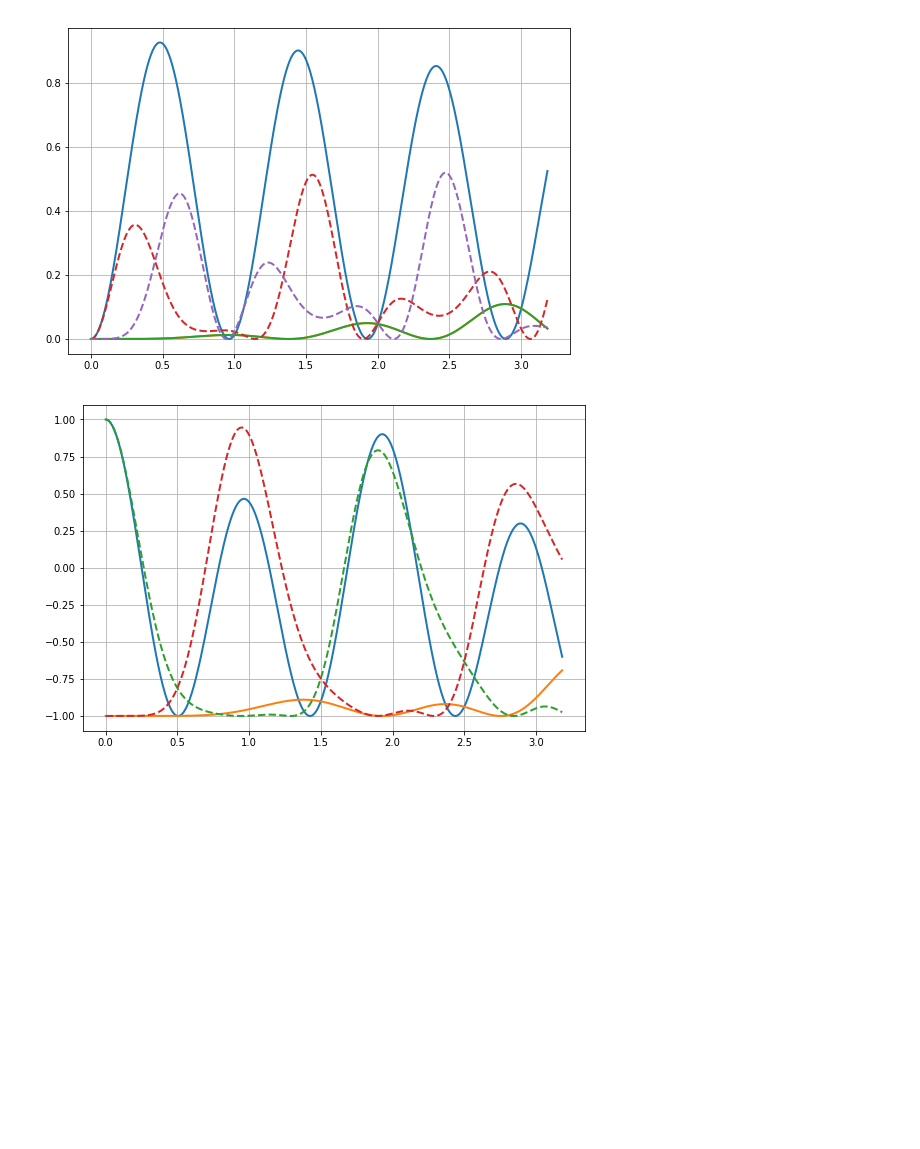
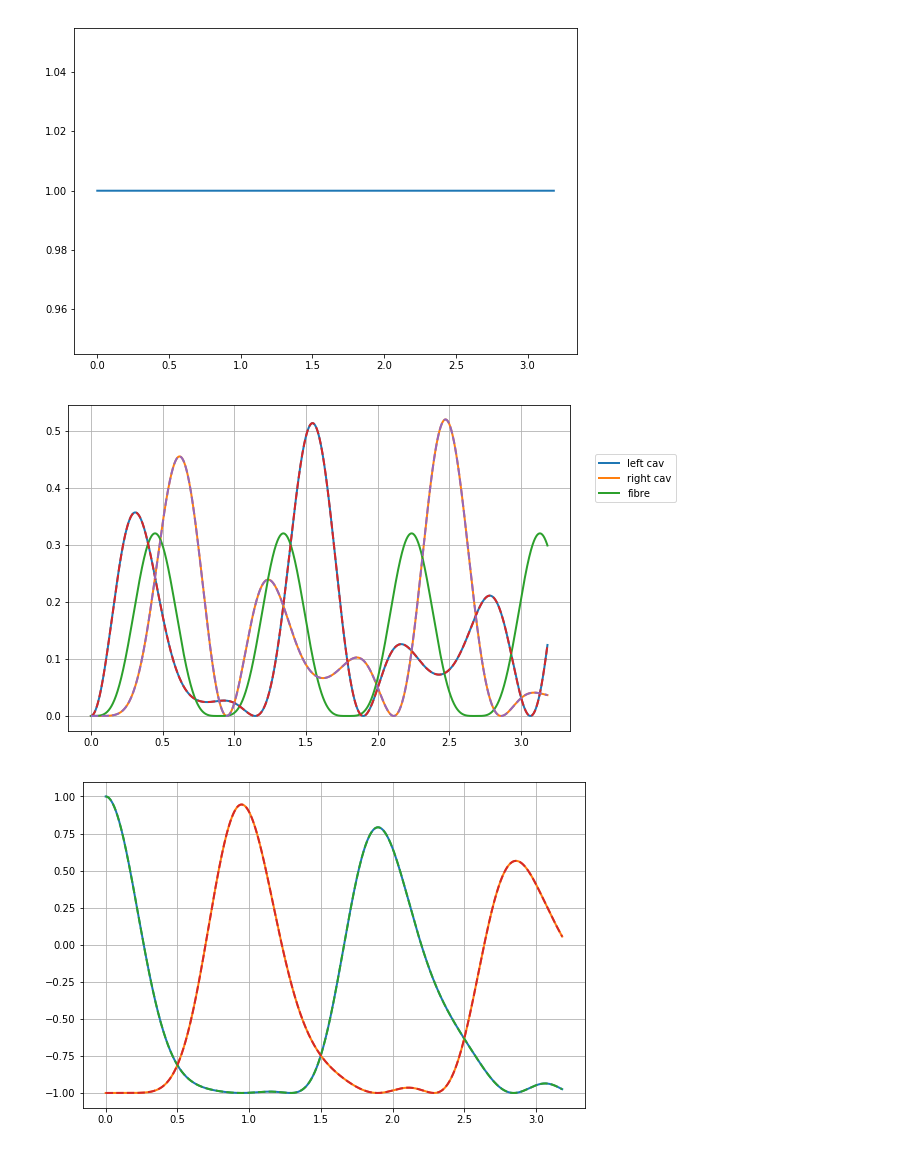
Before and after one commit to nemetniki/Kerr, a Jupyter notebook: CCQED_Qutip.ipynb, the cells around one changed output. Saved outputs shown, nothing was run; the diff lists cells and outputs as text; code cells hidden in the pictures; blank space fills up the shorter version.

```diff
--- a/CCQED_Qutip.ipynb
+++ b/CCQED_Qutip.ipynb
@@ -43,62 +45,97 @@ if use_rwa:
          g1 * (a1.dag()*s1+a1*s1.dag()) + g2 * (a2.dag()*s2+a2*s2.dag()) +
          v1 * (a1.dag()*b+a1*b.dag()) + v2 * (a2.dag()*b+a2*b.dag()) +
          Omc1*(a1+a1.dag()) + Omc2*(a2+a2.dag()) + Ome1*(s1+s1.dag()) + Ome2*(s2+s2.dag()))
+    H2 = (wc * (a1.dag()*a1+a2.dag()*a2+b.dag()*b) + wa * (s1.dag()*s1+s2.dag()*s2) +
+         g1 * (a1.dag()*s1+a1*s1.dag()) + g2 * (a2.dag()*s2+a2*s2.dag()) +
+         Omc1*(a1+a1.dag()) + Omc2*(a2+a2.dag()) + Ome1*(s1+s1.dag()) + Ome2*(s2+s2.dag()))
 else:
     H = wc * a.dag() * a + wa * sm.dag() * sm + g * (a.dag() + a) * (sm + sm.dag())
 # %%
 c_ops = []
+c_ops2 = []
 
 # cavity relaxation
 rate = kappa1 * (1 + n_th_a)
 if rate > 0.0:
     c_ops.append(np.sqrt(rate) * a1)
+    c_ops2.append(np.sqrt(rate) * a1)
 # cavity relaxation
 rate = kappa2 * (1 + n_th_a)
 if rate > 0.0:
     c_ops.append(np.sqrt(rate) * a2)
+    c_ops2.append(np.sqrt(rate) * a2)
 # cavity excitation, if temperature > 0
 rate = kappa2 * n_th_a
 if rate > 0.0:
     c_ops.append(np.sqrt(rate) * a2.dag())
+    c_ops2.append(np.sqrt(rate) * a2.dag())
 
 # cavity excitation, if temperature > 0
 rate = kappa1 * n_th_a
 if rate > 0.0:
     c_ops.append(np.sqrt(rate) * a1.dag())
+    c_ops2.append(np.sqrt(rate) * a1.dag())
 
 # qubit relaxation
 rate = gamma
 if rate > 0.0:
     c_ops.append(np.sqrt(rate) * s1)
+    c_ops2.append(np.sqrt(rate) * s1)
 # qubit relaxation
 rate = gamma
 if rate > 0.0:
     c_ops.append(np.sqrt(rate) * s2)
+    c_ops2.append(np.sqrt(rate) * s2)
+
+rate = kappav
+if rate > 0.0:
+    c_ops2.append(np.sqrt(rate) * a1)
 # %%
-output2 = mcsolve(H, psi0, tlist, c_ops, [a1.dag()*a1,a2.dag()*a2,s1.dag()*s1-s1*s1.dag(),s2.dag()*s2-s2*s2.dag()],
+output2 = mcsolve(H, psi0, tlist, c_ops, [a1.dag()*a1,a2.dag()*a2,s1.dag()*s1,s2.dag()*s2,b.dag()*b
+                                         ,s1.dag()*s1-s1*s1.dag(),s2.dag()*s2-s2*s2.dag()],
                   ntraj=10000, options=Options(store_states=False))#True))
+#output = mcsolve(H2, psi0, tlist, c_ops2, [a1.dag()*a1,a2.dag()*a2,s1.dag()*s1,s2.dag()*s2,b.dag()*b
+#                                         ,s1.dag()*s1-s1*s1.dag(),s2.dag()*s2-s2*s2.dag()],
+#                  ntraj=10000, options=Options(store_states=False))#True))
 # %%
 Data2 = np.zeros((1001,5))
 Data2[:,:] = np.genfromtxt('./CCQED_MC.txt')
+tlistp = tlist/2/np.pi
+plt.figure(0,figsize=(9,6))
+norm = output2.expect[0]+output2.expect[1]+output2.expect[2]+output2.expect[3]+output2.expect[4]
+#norm2 = output.expect[0]+output.expect[1]+output.expect[2]+output.expect[3]+output.expect[4]
+plt.plot(tlistp, norm,lw=2)
+#plt.plot(tlistp, norm2,lw=2,ls=":")
+#print(np.any(output.expect[4]))
 plt.figure(1,figsize=(9,6))
-plt.plot(tlist/2/np.pi, output2.expect[0],lw=2)
-plt.plot(tlist/2/np.pi, output2.expect[1],lw=2)
-plt.plot(tlist/2/np.pi, output2.expect[1],lw=2)
+plt.plot(tlistp, output2.expect[0],lw=2)
+plt.plot(tlistp, output2.expect[1],lw=2)
+plt.plot(tlistp, output2.expect[4],lw=2)
+#plt.plot(tlistp, output.expect[0],lw=2,ls=":")
+#plt.plot(tlistp, output.expect[1],lw=2,ls=":")
+#plt.plot(tlistp, output.expect[4],lw=2,ls=":")
+
 plt.plot(Data2[:,0], Data2[:,3],ls="--",lw=2)
 plt.plot(Data2[:,0], Data2[:,4],ls="--",lw=2)
 plt.grid(True)
+plt.legend(["left cav", "right cav", "fibre"],loc=(1.05,0.7))
 #plt.xlim(0,100)
 plt.figure(2,figsize=(9,6))
-plt.plot(tlist/2/np.pi, output2.expect[2],lw=2)
-plt.plot(tlist/2/np.pi, output2.expect[3],lw=2)
+plt.plot(tlistp, output2.expect[5],lw=2)
+plt.plot(tlistp, output2.expect[6],lw=2)
+#plt.plot(tlistp, output.expect[5],lw=2,ls=":")
+#plt.plot(tlistp, output.expect[6],lw=2,ls=":")
 plt.plot(Data2[:,0], Data2[:,1],ls="--",lw=2)
 plt.plot(Data2[:,0], Data2[:,2],ls="--",lw=2)
 
 plt.grid(True)
 #plt.xlim(0,100)
 plt.grid(True)
-OUT = np.stack((tlist/2/np.pi,output2.expect[2],output2.expect[3],output2.expect[0],output2.expect[1]),axis=1)
-np.savetxt("CCQED_MC2.txt",OUT)
+OUT = np.stack((tlistp,output2.expect[5],output2.expect[6],output2.expect[0],output2.expect[1]),axis=1)
+np.savetxt("CCQED_MC1.txt",OUT)
+#OUT2 = np.stack((tlistp,output.expect[5],output.expect[6],output.expect[0],output.expect[1]),axis=1)
+#np.savetxt("CCQED_MC1_damp.txt",OUT2)
 # %% [output]
-[figure, old version]
+[figure, new version]
-[figure, old version]
+[figure, new version]
+[figure, added]
```
Also changed, not shown: parts of 1 cell of this notebook, 26 other files.
